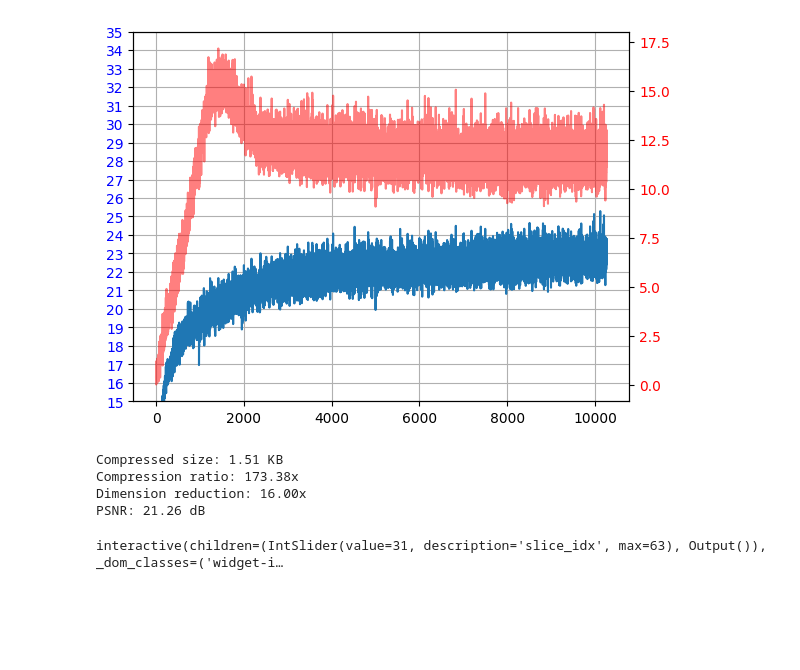
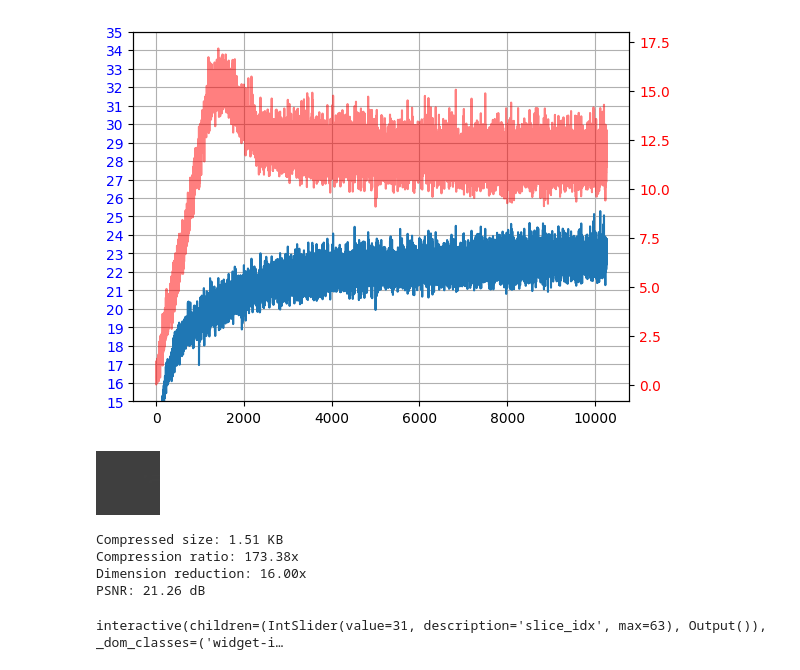
Before and after one commit to danjacobellis/autodance, a Jupyter notebook: dance_med3d.ipynb, the cells around one changed output. Drawn from its saved outputs; the diff is of its cells as text; code cells hidden in the pictures; blank space fills up the shorter version.

```diff
--- a/dance_med3d.ipynb
+++ b/dance_med3d.ipynb
@@ -147,38 +147,39 @@ with torch.no_grad():
 latent = einops.rearrange(latent, 'b c d h w -> b (c d) h w').cpu()
 
 webp = walloc.latent_to_pil(latent, n_bits=8, C=4)
+display(webp[0])
 buff = io.BytesIO()
 webp[0].save(buff, format='WEBP', lossless=True)
 size_bytes = len(buff.getbuffer())
 
 print(f"Compressed size: {size_bytes / 1e3:.2f} KB")
 print(f"Compression ratio: {orig_dim / size_bytes:.2f}x")
 print(f"Dimension reduction: {orig_dim / latent.numel():.2f}x")
 
 latent_decoded = walloc.pil_to_latent(webp, N=256, n_bits=8, C=4)
 latent_decoded = einops.rearrange(latent_decoded, 'b (c d) h w -> b c d h w', d=8).to(device)
 
 with torch.no_grad():
     x_hat = model.decode(latent_decoded).clamp(-1, 1)
 
 mse = torch.nn.functional.mse_loss(x, x_hat)
 PSNR = -10 * mse.log10().item() + 6.02
 
 print(f"PSNR: {PSNR:.2f} dB")
 
-# Interactive comparison animation
 original_volume = x[0,0].cpu().numpy()
 reconstructed_volume = x_hat[0,0].cpu().numpy()
 
 def show_slices(slice_idx):
     clear_output(wait=True)
     orig_slice = ToPILImage()(original_volume[slice_idx]/2+0.5).resize((256,256), resample=PIL.Image.Resampling.LANCZOS)
     recon_slice = ToPILImage()(reconstructed_volume[slice_idx]/2+0.5).resize((256,256), resample=PIL.Image.Resampling.LANCZOS)
     display(orig_slice)
     display(recon_slice)
 
 interact(show_slices, slice_idx=(0, original_volume.shape[0]-1, 1));
 # %% [output]
+[figure, added]
 Compressed size: 1.51 KB
 Compression ratio: 173.38x
 Dimension reduction: 16.00x
```
Also changed, not shown: parts of 1 cell of this notebook.
